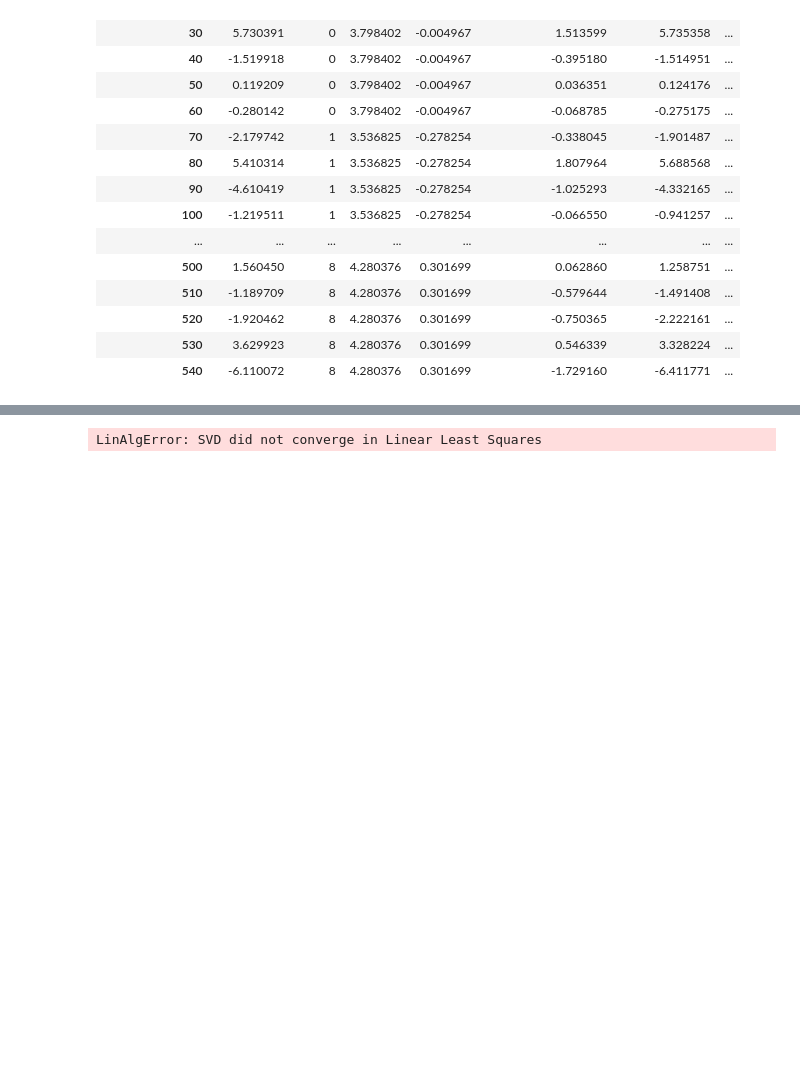
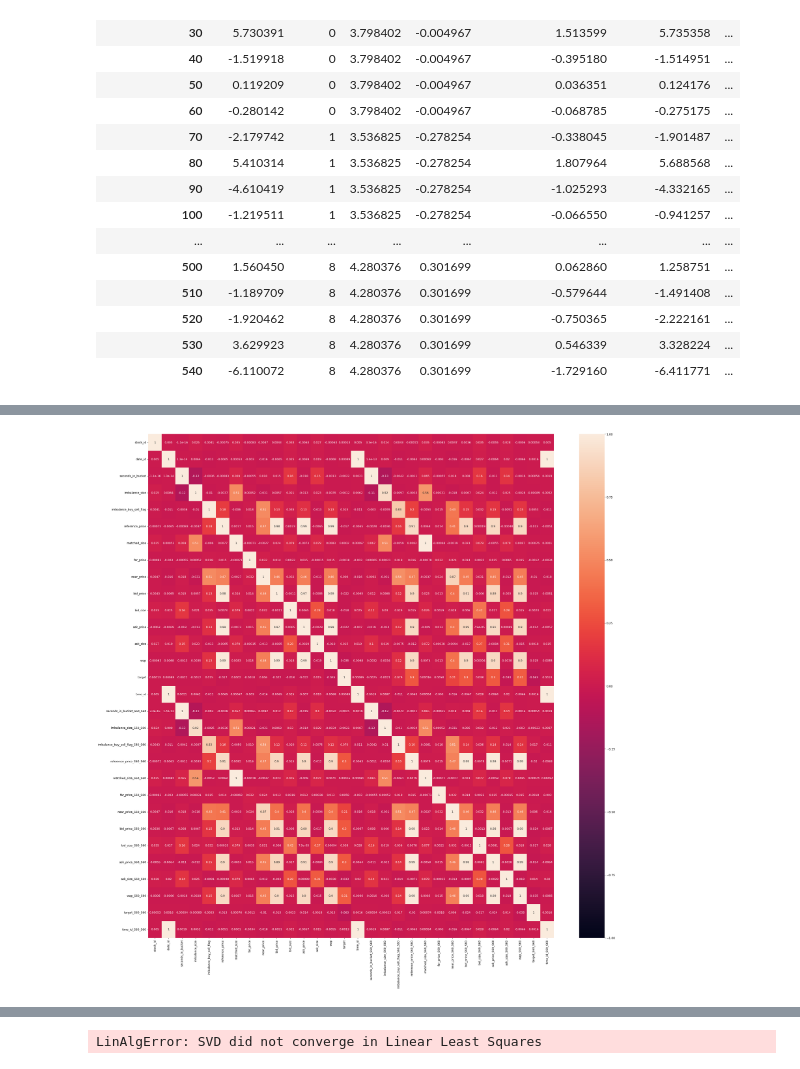
Before and after one commit to tfranza/optiver, a Jupyter notebook: Data_analysis.ipynb, the cells around one changed output, grey strips where cells are left out. Cells and saved outputs as stored; diff of their text form; code cells hidden in the pictures; blank space fills up the shorter version.

```diff
--- a/Data_analysis.ipynb
+++ b/Data_analysis.ipynb
@@ -249,0 +274,6 @@ df_0_0_d1
+# %%
+df_shifted_60 = df.groupby(['stock_id','date_id']).shift(-6)
+df_shifted_60.columns = [col + '_S60' for col in df_shifted_60.columns]
+df_comp_S60 = df.merge(df_shifted_60, left_index = True, right_index = True)
+df_comp_S60.drop(columns = ['row_id','row_id_S60'], inplace = True)
+df_diff1_comp_S60 = df_comp_S60.diff(1)
@@ -249,0 +311,7 @@ df_0_0_d1
+# %%
+plt.figure(figsize=(32,32))
+cor = df_comp_S60.corr(method='pearson')
+sns.heatmap(cor, vmin=-1, vmax=1, annot=True)
+plt.show()
+# %% [output]
+[figure, added]
```
Also changed, not shown: parts of 37 cells of this notebook.
